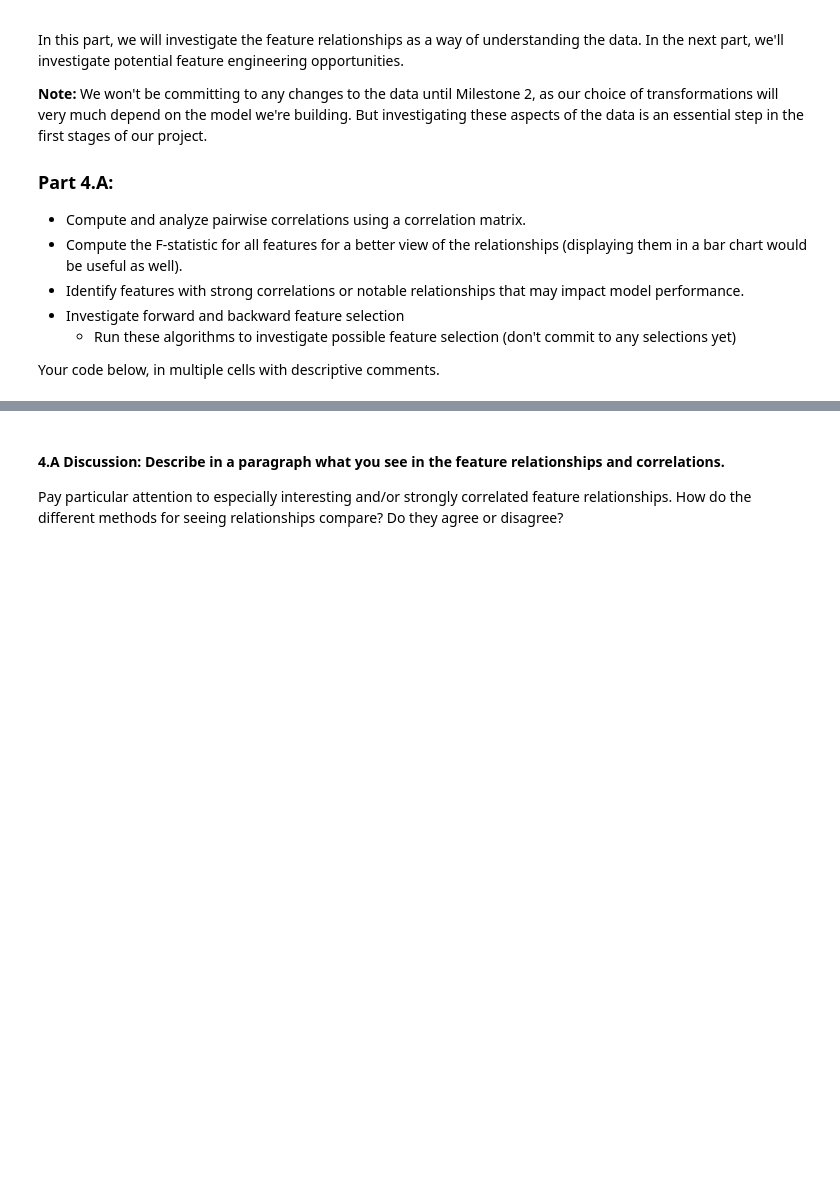
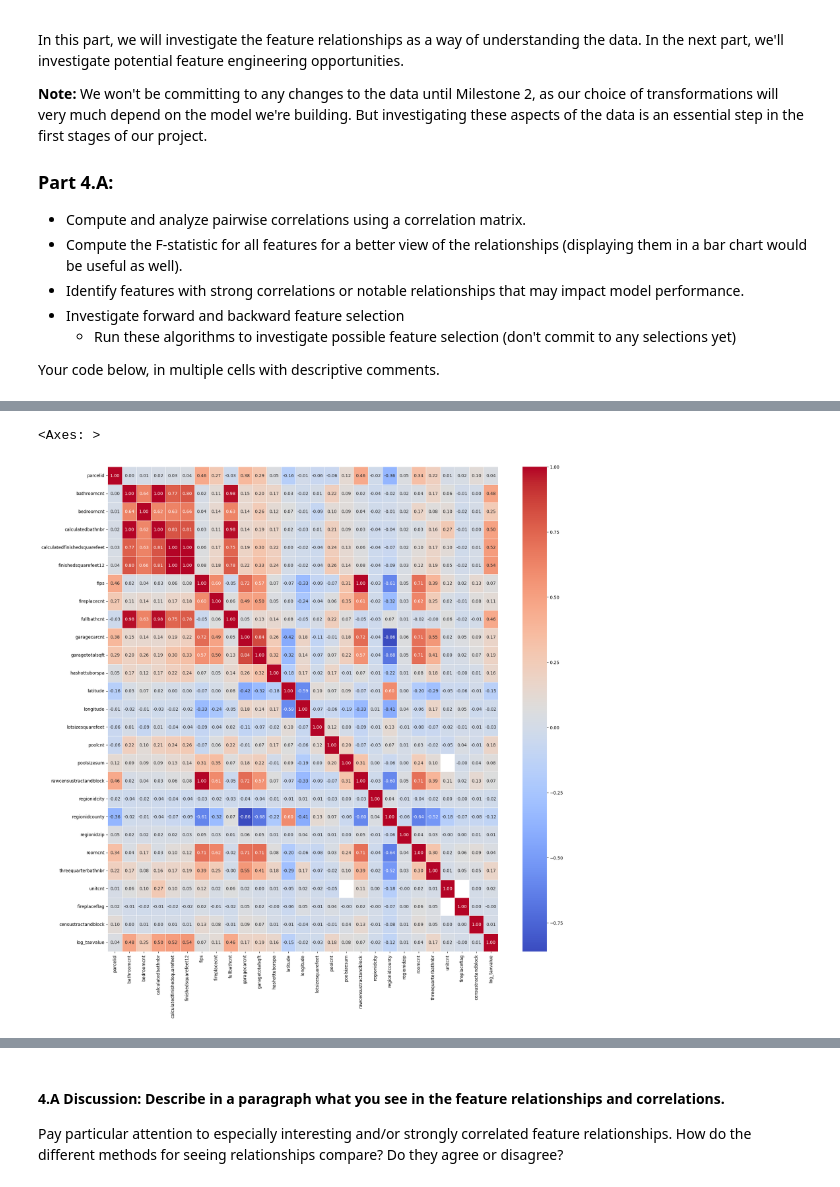
Before and after one commit to kwzhou23/DX603---Milestone-01, a Jupyter notebook: Milestone_01.ipynb, the cells around one changed output, grey strips where cells are left out. Saved outputs shown, nothing was run; the diff lists cells and outputs as text; code cells hidden in the pictures; blank space fills up the shorter version.

```diff
--- a/Milestone_01.ipynb
+++ b/Milestone_01.ipynb
@@ -372,3 +484,8 @@ Review the methods for imputation in **Appendix 2** and choose how you will impu
 - Consider whether different methods are justified for different features.
 - In the next cells, apply your imputation methods to the dataset so that no null values remain after this step.
 - Answer the discussion question.
+# %%
+# imputing the blank values of count based columns to 0 and flags to 0 because blanks would mean 0 or not flagged
+count_columns = ['bathroomcnt', 'bedroomcnt', 'fireplacecnt', 'fullbathcnt', 'garagecarcnt', 'poolcnt', 'hashottuborspa', 'fireplaceflag', 'taxdelinquencyflag',
+                        'poolsizesum', 'lotsizesquarefeet', 'garagetotalsqft', 'threequarterbathnbr']
+df[count_columns] = df[count_columns].fillna(0)
@@ -380,0 +523,9 @@ You may not have any categorical features. If you do, encode them in the next st
+# %%
+#encoding hashottuborspa to numerical
+df["hashottuborspa"] = df["hashottuborspa"].apply( lambda x: 1 if str(x).strip().upper() == 'TRUE' else 0 )
+#
+#encoding fireplaceflg to numerical
+df["fireplaceflag"] = df["fireplaceflag"].apply( lambda x: 1 if str(x).strip().upper() == 'TRUE' else 0 )
+
+#encoding taxdelinquencyflag to numerical
+df["taxdelinquencyflag"] = df["taxdelinquencyflag"].apply( lambda x: 1 if str(x).strip().upper() == 'TRUE' else 0 )
@@ -381,3 +557,6 @@ You may not have any categorical features. If you do, encode them in the next st
+# %%
+# dropping taxdelinquency flag since all of them are 0
+df.drop(columns= ['taxdelinquencyflag', 'assessmentyear', 'taxvaluedollarcnt'], inplace=True)
 # %% [markdown]
 ## Part 4:  Investigate Feature Relationships  [6 pts]
 
@@ -394,3 +573,6 @@ In this part, we will investigate the feature relationships as a way of understa
         - Run these algorithms to investigate possible feature selection (don't commit to any selections yet)
 
 Your code below, in multiple cells with descriptive comments.
+# %%
+corr_matrix = df.corr(numeric_only= True)
+print(corr_matrix)
@@ -396,0 +597,6 @@ Your code below, in multiple cells with descriptive comments.
+# %%
+plt.figure(figsize=(20,20))
+sns.heatmap(corr_matrix, annot = True, cmap = 'coolwarm', fmt = '.2f', linewidths = 0.5)
+# %% [output]
+<Axes: >
+[figure, added]
```
Also changed, not shown: parts of 29 cells of this notebook.
